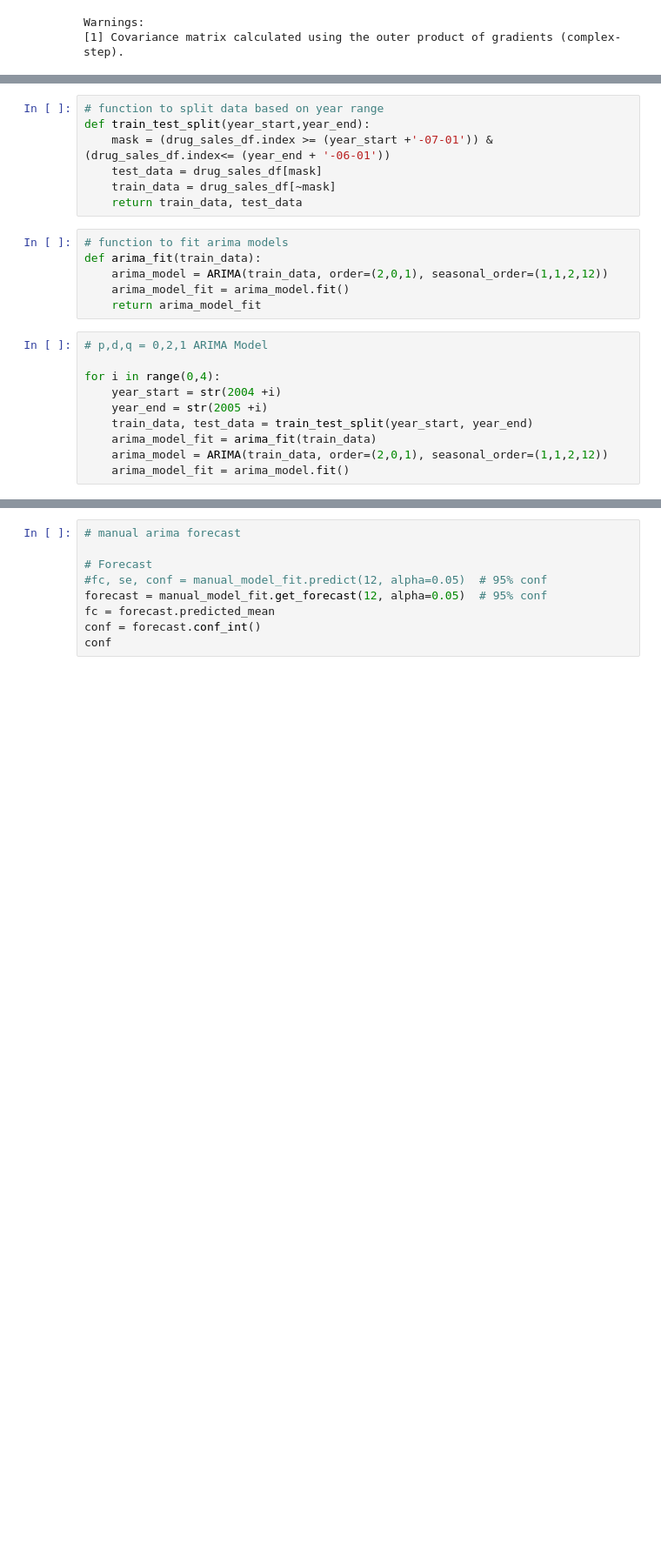
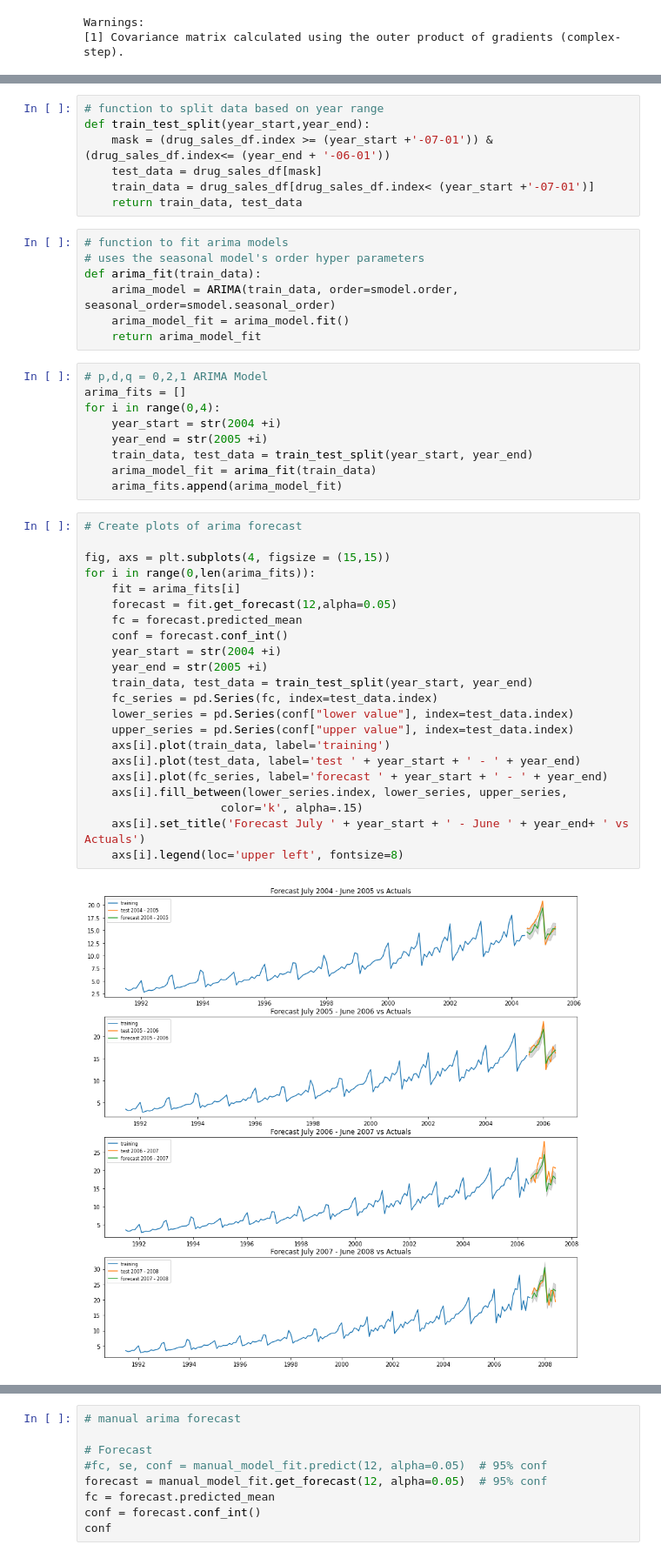
Before and after one commit to golf-n-code/timeseries, a Jupyter notebook: HW2_Ulam.ipynb, the cells around one changed output, grey strips where cells are left out. Shown at 87% size. Saved outputs shown, nothing was run; the diff lists cells and outputs as text; blank space fills up the shorter version.

```diff
--- a/HW2_Ulam.ipynb
+++ b/HW2_Ulam.ipynb
@@ -431,21 +436,45 @@ Warnings:
 def train_test_split(year_start,year_end):
     mask = (drug_sales_df.index >= (year_start +'-07-01')) & (drug_sales_df.index<= (year_end + '-06-01'))
     test_data = drug_sales_df[mask]
-    train_data = drug_sales_df[~mask]
+    train_data = drug_sales_df[drug_sales_df.index< (year_start +'-07-01')]
     return train_data, test_data
 # %%
 # function to fit arima models
+# uses the seasonal model's order hyper parameters
 def arima_fit(train_data):
-    arima_model = ARIMA(train_data, order=(2,0,1), seasonal_order=(1,1,2,12))
+    arima_model = ARIMA(train_data, order=smodel.order, seasonal_order=smodel.seasonal_order)
     arima_model_fit = arima_model.fit()
     return arima_model_fit
 # %%
 # p,d,q = 0,2,1 ARIMA Model
-
+arima_fits = []
 for i in range(0,4):
     year_start = str(2004 +i)
     year_end = str(2005 +i)
     train_data, test_data = train_test_split(year_start, year_end)
     arima_model_fit = arima_fit(train_data)
-    arima_model = ARIMA(train_data, order=(2,0,1), seasonal_order=(1,1,2,12))
-    arima_model_fit = arima_model.fit()
+    arima_fits.append(arima_model_fit)
+# %%
+# Create plots of arima forecast
+
+fig, axs = plt.subplots(4, figsize = (15,15))
+for i in range(0,len(arima_fits)):
+    fit = arima_fits[i]
+    forecast = fit.get_forecast(12,alpha=0.05)
+    fc = forecast.predicted_mean
+    conf = forecast.conf_int()
+    year_start = str(2004 +i)
+    year_end = str(2005 +i)
+    train_data, test_data = train_test_split(year_start, year_end)
+    fc_series = pd.Series(fc, index=test_data.index)
+    lower_series = pd.Series(conf["lower value"], index=test_data.index)
+    upper_series = pd.Series(conf["upper value"], index=test_data.index)
+    axs[i].plot(train_data, label='training')
+    axs[i].plot(test_data, label='test ' + year_start + ' - ' + year_end)
+    axs[i].plot(fc_series, label='forecast ' + year_start + ' - ' + year_end)
+    axs[i].fill_between(lower_series.index, lower_series, upper_series,
+                    color='k', alpha=.15)
+    axs[i].set_title('Forecast July ' + year_start + ' - June ' + year_end+ ' vs Actuals')
+    axs[i].legend(loc='upper left', fontsize=8)
+# %% [output]
+[figure, added]
```
Also changed, not shown: parts of 3 cells of this notebook, 1 other file.
